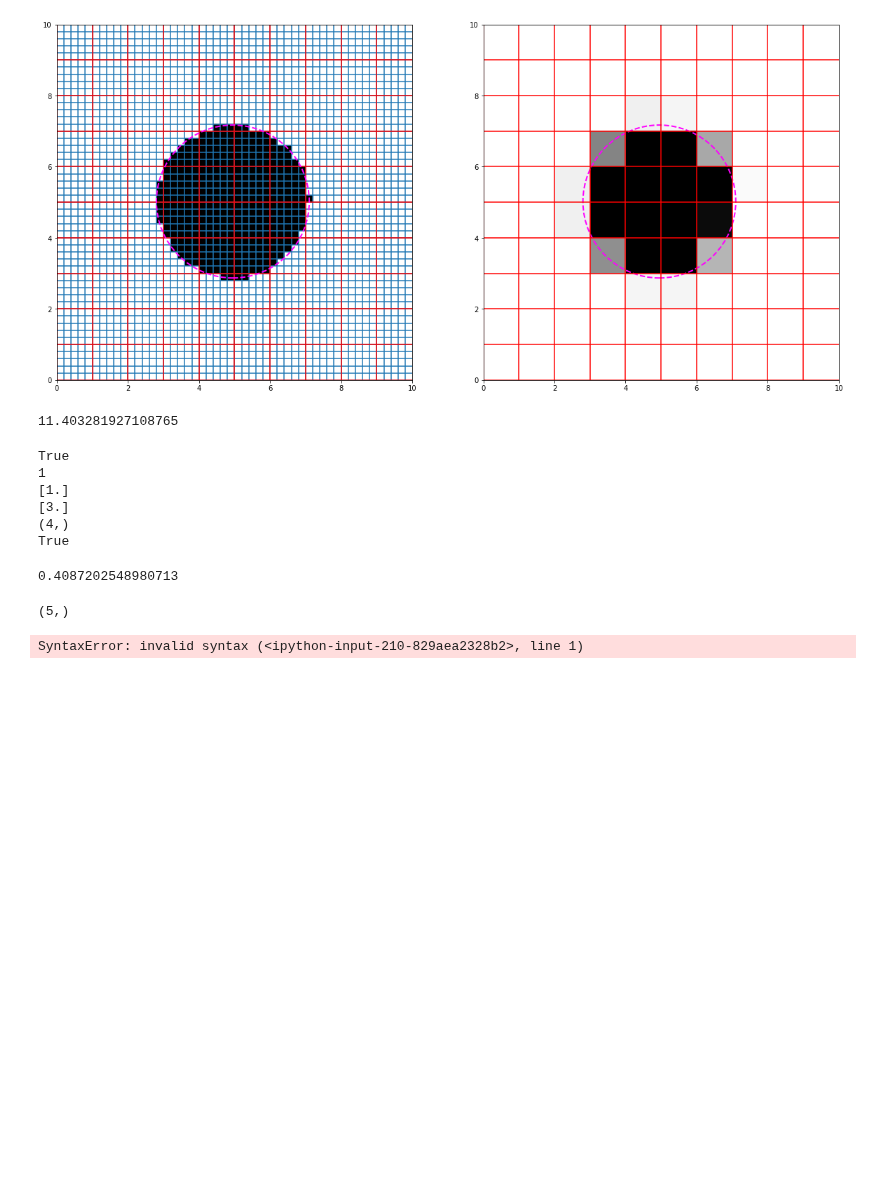
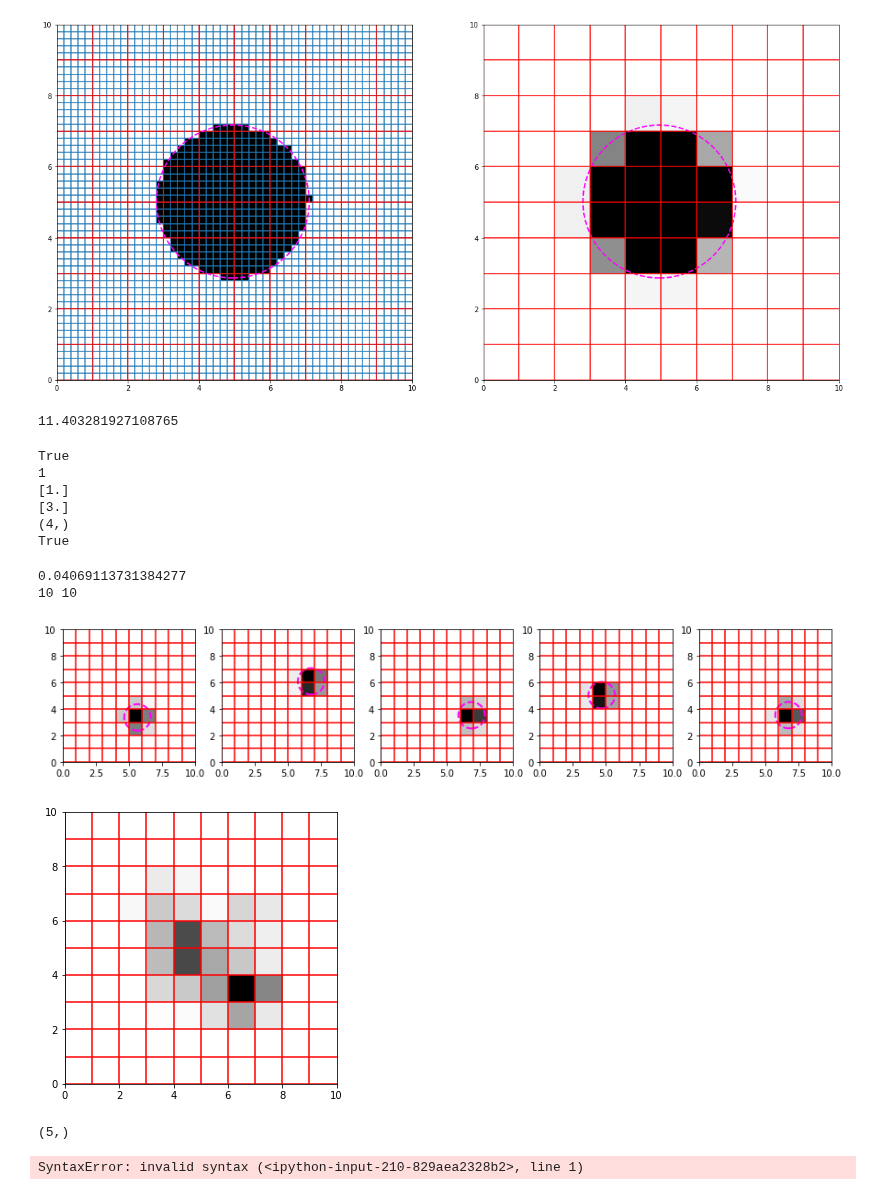
Before and after one commit to cbottrell/RealSim-IFS, a Jupyter notebook: Fiber_application.ipynb, the cells around one changed output. Saved outputs shown, nothing was run; the diff lists cells and outputs as text; code cells hidden in the pictures; blank space fills up the shorter version.

Commit message:
Fiber_to_Grid updated with MaNGA Pipeline analogue. Change_Coords written and tested.

```diff
--- a/Fiber_application.ipynb
+++ b/Fiber_application.ipynb
@@ -195,10 +195,10 @@ True
 # %%
 data = np.ones((1024,10,10))
 n_fibers = 10
-core_diameter_pixels = np.random.uniform(low=2,high=6,size=n_fibers)
+core_diameter_pixels = 2 # np.random.uniform(low=2,high=6,size=n_fibers)
 core_x_pixels = np.random.uniform(low=3,high=7,size=n_fibers)
 core_y_pixels = np.random.uniform(low=3,high=7,size=n_fibers)
-output_grid_dims = (16,16)
+output_grid_dims = (10,10)
 
 def Fiber_Observe(cube_data,core_x_pixels,core_y_pixels,core_diameter_pixels,return_weights=False):
     '''
@@ -456,53 +456,56 @@ def Fiber_to_Grid(fiber_data,core_x_pixels,core_y_pixels,core_diameter_pixels,gr
             core_y_pixels_ = core_y_pixels[i]
             core_radius_pixels_ = core_radius_pixels[i]
 
             rsize_x,rsize_y = (col_max_-col_min_)*rfactor_,(row_max_-row_min_)*rfactor_
             Yr,Xr = np.ogrid[0:rsize_y,0:rsize_x]
             maskr = np.zeros((rsize_y,rsize_x))
 
             maskr[np.sqrt((Xr+col_min_*rfactor_+0.5 - core_x_pixels_*rfactor_)**2 +
                           (Yr+row_min_*rfactor_+0.5 - core_y_pixels_*rfactor_)**2) < core_radius_pixels_*rfactor_ ]=1
 
             weight_mapr = np.zeros((size_y*rfactor_,size_x*rfactor_))
             weight_mapr[row_min_*rfactor_:row_max_*rfactor_,col_min_*rfactor_:col_max_*rfactor_] = maskr
             patch = maskr.reshape(row_max_-row_min_,rfactor_,col_max_-col_min_,rfactor_).sum(axis=(1,3)).astype(float)/rfactor_**2
             weight_map[i,row_min_:row_max_,col_min_:col_max_]=patch/np.sum(patch)
             weight_map[np.isnan(weight_map)]==0.
 
         out_cube = np.sum(fiber_data.reshape(N_fibers,Nels,1,1)*weight_map.reshape(N_fibers,1,size_y,size_x),axis=0)
         return out_cube,weight_map
 
 start = time.time()
 core_arrays,weight_map = Fiber_Observe(data,core_x_pixels,core_y_pixels,core_diameter_pixels,return_weights=True)
 out,weight_map = Fiber_to_Grid(core_arrays,core_x_pixels,core_y_pixels,core_diameter_pixels,grid_dimensions_pixels=output_grid_dims)
 print(time.time()-start)
 
-# fig,axarr = plt.subplots(1,5,figsize=(15,3))
+fig,axarr = plt.subplots(1,5,figsize=(15,3))
 
-# size_x,size_y = data.shape[2],data.shape[1]
-# print(size_x,size_y)
-# #print(weight_map)
-# for ax,wgt,core_x,core_y,core_diam in zip(axarr.flat,weight_map,core_x_pixels,core_y_pixels,np.ones(5)*core_diameter_pixels):
-# #     print(np.sum(wgt))
-# #     print(core_arrays)
-#     ax.imshow(wgt,cmap='Greys',extent=(0,size_x,0,size_y),origin='lower',vmin=0)
-#     for i in range(size_x):
-#         ax.axvline(i,color='red')
-#         ax.axhline(i,color='red')
+size_x,size_y = data.shape[2],data.shape[1]
+print(size_x,size_y)
+#print(weight_map)
+for ax,wgt,core_x,core_y,core_diam in zip(axarr.flat,weight_map,core_x_pixels,core_y_pixels,np.ones(5)*core_diameter_pixels):
+#     print(np.sum(wgt))
+#     print(core_arrays)
+    ax.imshow(wgt,cmap='Greys',extent=(0,size_x,0,size_y),origin='lower',vmin=0)
+    for i in range(size_x):
+        ax.axvline(i,color='red')
+        ax.axhline(i,color='red')
 
-#     core = Circle(xy=(core_x,core_y),radius=core_diam/2,
-#                   transform=ax.transData,edgecolor='magenta',facecolor='None',linewidth=2,linestyle='dashed')
-#     ax.add_artist(core)
+    core = Circle(xy=(core_x,core_y),radius=core_diam/2,
+                  transform=ax.transData,edgecolor='magenta',facecolor='None',linewidth=2,linestyle='dashed')
+    ax.add_artist(core)
 
-# fig,ax = plt.subplots(figsize=(5,5))
+fig,ax = plt.subplots(figsize=(5,5))
 
-# ax.imshow(out[0],cmap='Greys',extent=(0,size_x,0,size_y),origin='lower',vmin=0)
+ax.imshow(out[0],cmap='Greys',extent=(0,size_x,0,size_y),origin='lower',vmin=0)
 
-# for i in range(size_x):
-#     ax.axvline(i,color='red')
-#     ax.axhline(i,color='red')
+for i in range(size_x):
+    ax.axvline(i,color='red')
+    ax.axhline(i,color='red')
 # %% [output]
-0.4087202548980713
+0.04069113731384277
+10 10
+[figure, added]
+[figure, added]
 # %%
 print(fiber_data.shape)
 # %% [output]
```
Also changed, not shown: parts of 4 cells of this notebook.
